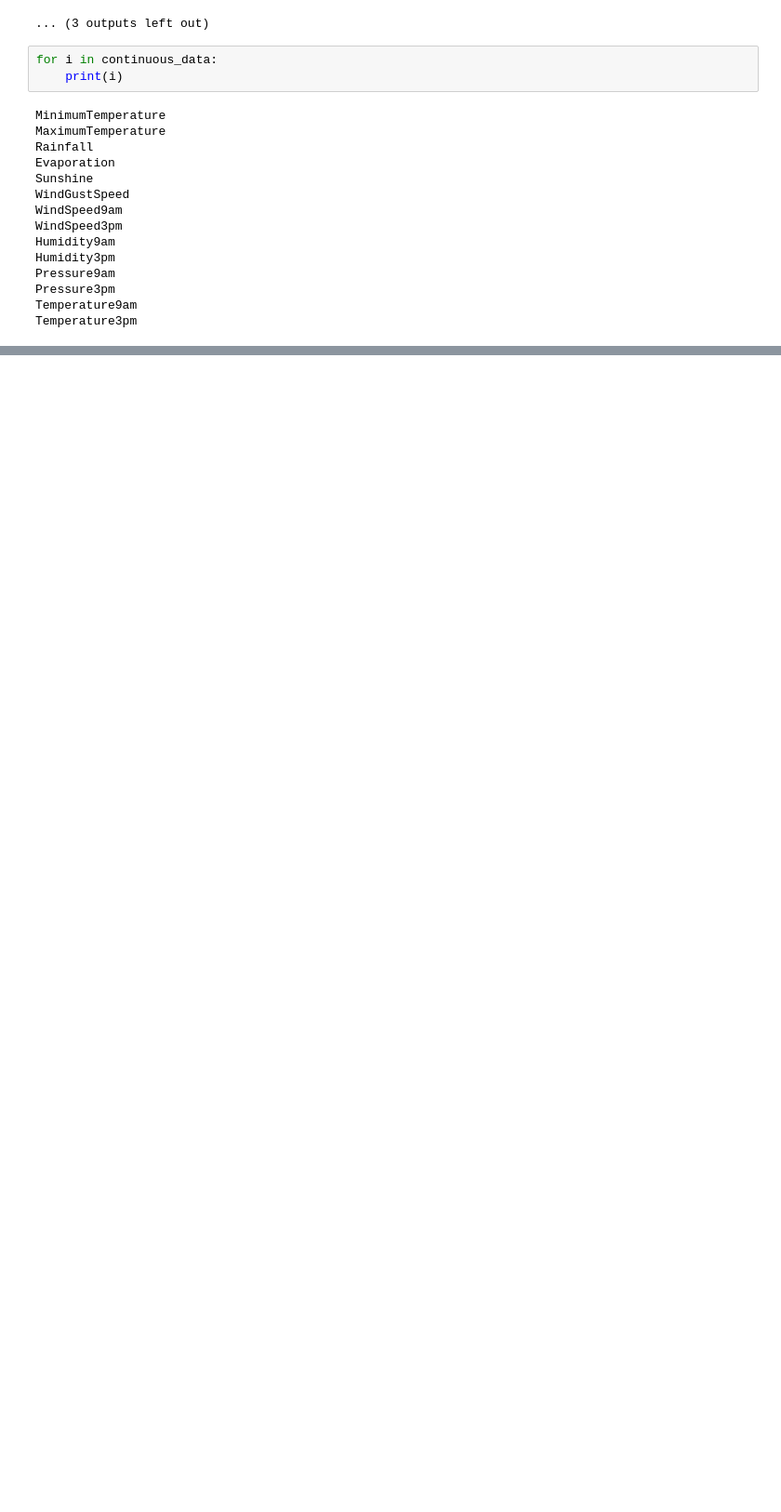
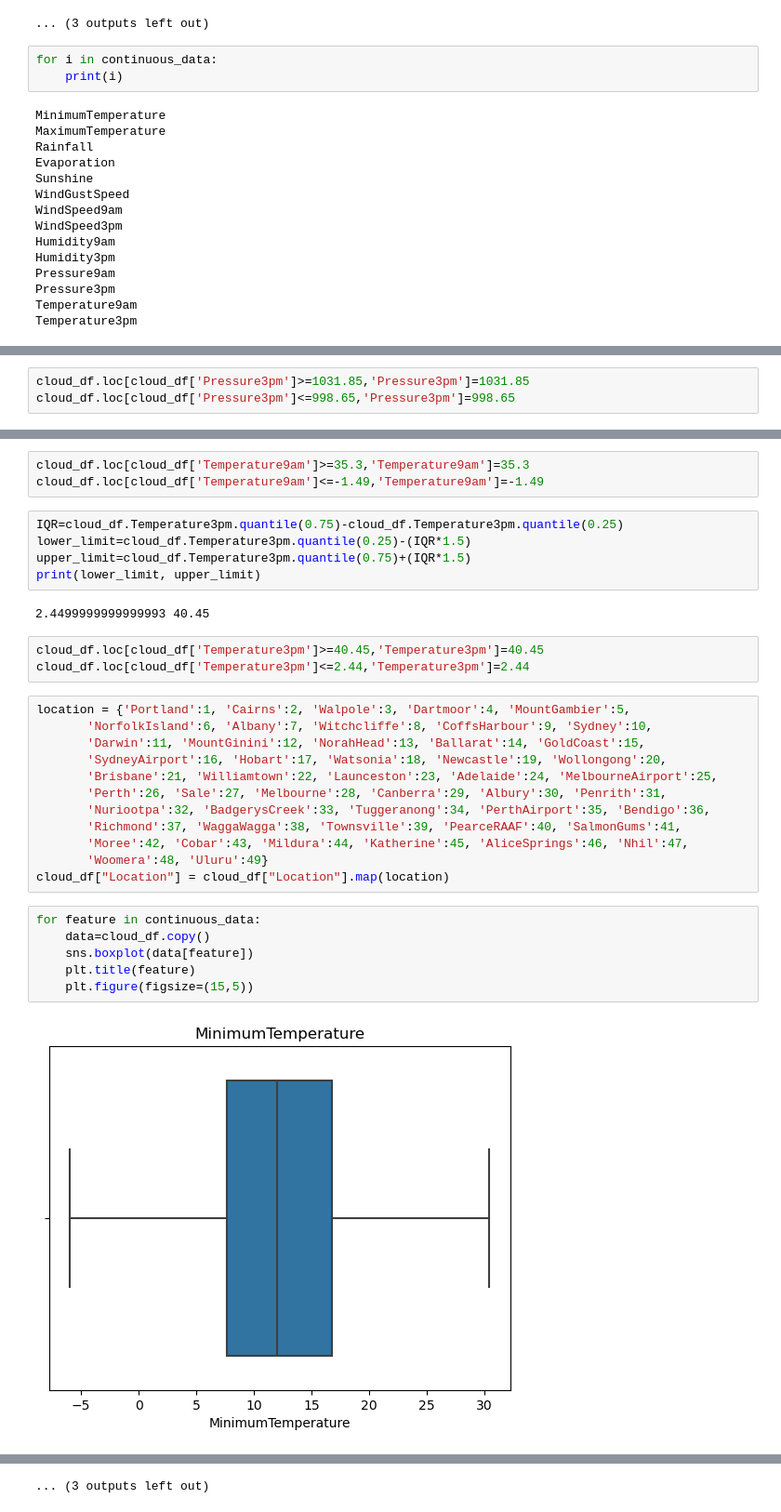
Before and after one commit to akshatagrawal234/SIH-1374_cloudBurstPredictionSystem_TechTitans, a Jupyter notebook: TechTitansProject.ipynb, the cells around one changed output, grey strips where cells are left out. Shown at 93% size. Cells and saved outputs as stored; diff of their text form; blank space fills up the shorter version.

```diff
--- a/TechTitansProject.ipynb
+++ b/TechTitansProject.ipynb
@@ -412,0 +525,3 @@ print(mean_value1-3*std_value1,mean_value1+3*std_value1)
+# %%
+cloud_df.loc[cloud_df['Pressure3pm']>=1031.85,'Pressure3pm']=1031.85
+cloud_df.loc[cloud_df['Pressure3pm']<=998.65,'Pressure3pm']=998.65
@@ -412,0 +535,33 @@ print(mean_value1-3*std_value1,mean_value1+3*std_value1)
+# %%
+cloud_df.loc[cloud_df['Temperature9am']>=35.3,'Temperature9am']=35.3
+cloud_df.loc[cloud_df['Temperature9am']<=-1.49,'Temperature9am']=-1.49
+# %%
+IQR=cloud_df.Temperature3pm.quantile(0.75)-cloud_df.Temperature3pm.quantile(0.25)
+lower_limit=cloud_df.Temperature3pm.quantile(0.25)-(IQR*1.5)
+upper_limit=cloud_df.Temperature3pm.quantile(0.75)+(IQR*1.5)
+print(lower_limit, upper_limit)
+# %% [output]
+2.4499999999999993 40.45
+# %%
+cloud_df.loc[cloud_df['Temperature3pm']>=40.45,'Temperature3pm']=40.45
+cloud_df.loc[cloud_df['Temperature3pm']<=2.44,'Temperature3pm']=2.44
+# %%
+location = {'Portland':1, 'Cairns':2, 'Walpole':3, 'Dartmoor':4, 'MountGambier':5,
+       'NorfolkIsland':6, 'Albany':7, 'Witchcliffe':8, 'CoffsHarbour':9, 'Sydney':10,
+       'Darwin':11, 'MountGinini':12, 'NorahHead':13, 'Ballarat':14, 'GoldCoast':15,
+       'SydneyAirport':16, 'Hobart':17, 'Watsonia':18, 'Newcastle':19, 'Wollongong':20,
+       'Brisbane':21, 'Williamtown':22, 'Launceston':23, 'Adelaide':24, 'MelbourneAirport':25,
+       'Perth':26, 'Sale':27, 'Melbourne':28, 'Canberra':29, 'Albury':30, 'Penrith':31,
+       'Nuriootpa':32, 'BadgerysCreek':33, 'Tuggeranong':34, 'PerthAirport':35, 'Bendigo':36,
+       'Richmond':37, 'WaggaWagga':38, 'Townsville':39, 'PearceRAAF':40, 'SalmonGums':41,
+       'Moree':42, 'Cobar':43, 'Mildura':44, 'Katherine':45, 'AliceSprings':46, 'Nhil':47,
+       'Woomera':48, 'Uluru':49}
+cloud_df["Location"] = cloud_df["Location"].map(location)
+# %%
+for feature in continuous_data:
+    data=cloud_df.copy()
+    sns.boxplot(data[feature])
+    plt.title(feature)
+    plt.figure(figsize=(15,5))
+# %% [output]
+[figure, added]
@@ -412,0 +579 @@ print(mean_value1-3*std_value1,mean_value1+3*std_value1)
+... (3 outputs left out)
```
Also changed, not shown: parts of 49 cells of this notebook, 2 other files.
